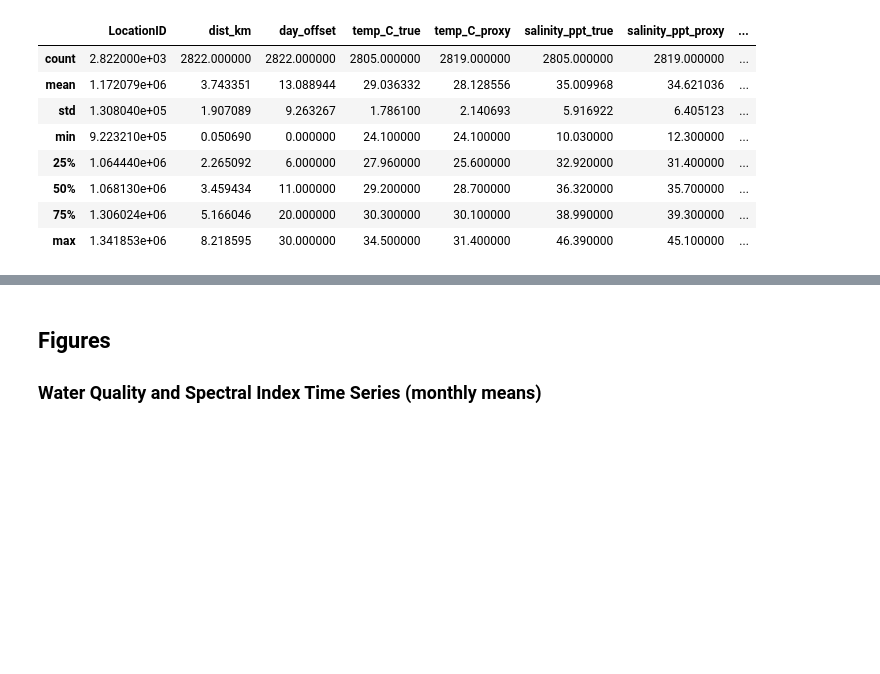
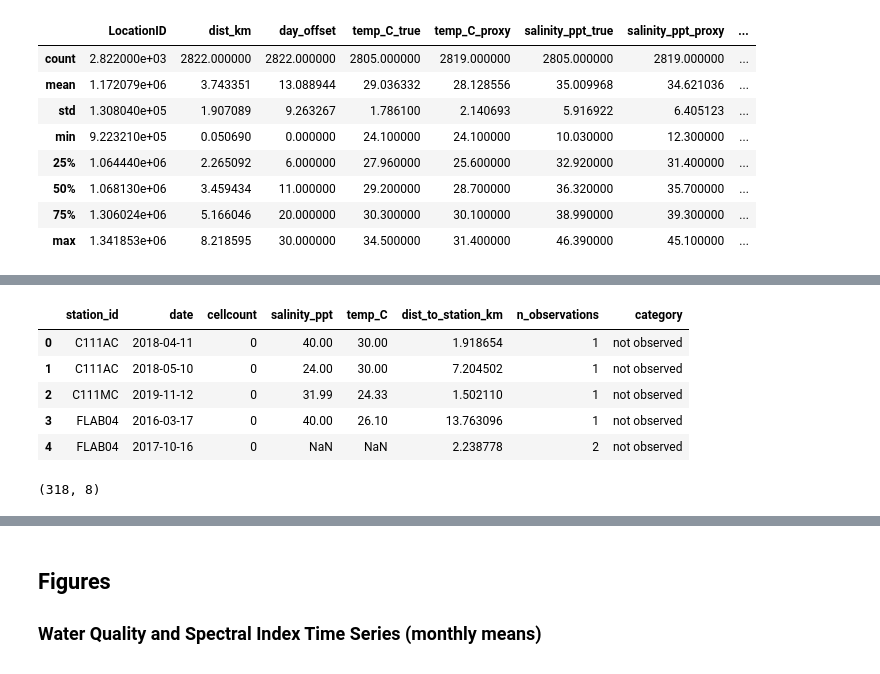
Before and after one commit to ianraymondsmith/seagrass-shap-model, a Jupyter notebook: outputs/consolidated_export/data_overview.ipynb, the cells around one changed output, grey strips where cells are left out. Saved outputs shown, nothing was run; the diff lists cells and outputs as text; code cells hidden in the pictures; blank space fills up the shorter version.

```diff
--- a/outputs/consolidated_export/data_overview.ipynb
+++ b/outputs/consolidated_export/data_overview.ipynb
@@ -244,0 +251,14 @@ df.describe()
+# %%
+df = pd.read_csv('07_hab_florida_bay.csv')
+df.head()
+# %% [output]
+|  | station_id | date | cellcount | salinity_ppt | temp_C | dist_to_station_km | n_observations | category |
+| 0 | C111AC | 2018-04-11 | 0 | 40.00 | 30.00 | 1.918654 | 1 | not observed |
+| 1 | C111AC | 2018-05-10 | 0 | 24.00 | 30.00 | 7.204502 | 1 | not observed |
+| 2 | C111MC | 2019-11-12 | 0 | 31.99 | 24.33 | 1.502110 | 1 | not observed |
+| 3 | FLAB04 | 2016-03-17 | 0 | 40.00 | 26.10 | 13.763096 | 1 | not observed |
+| 4 | FLAB04 | 2017-10-16 | 0 | NaN | NaN | 2.238778 | 2 | not observed |
+# %%
+df.shape
+# %% [output]
+(318, 8)
```
Also changed, not shown: parts of 6 cells of this notebook, 4 other files.
